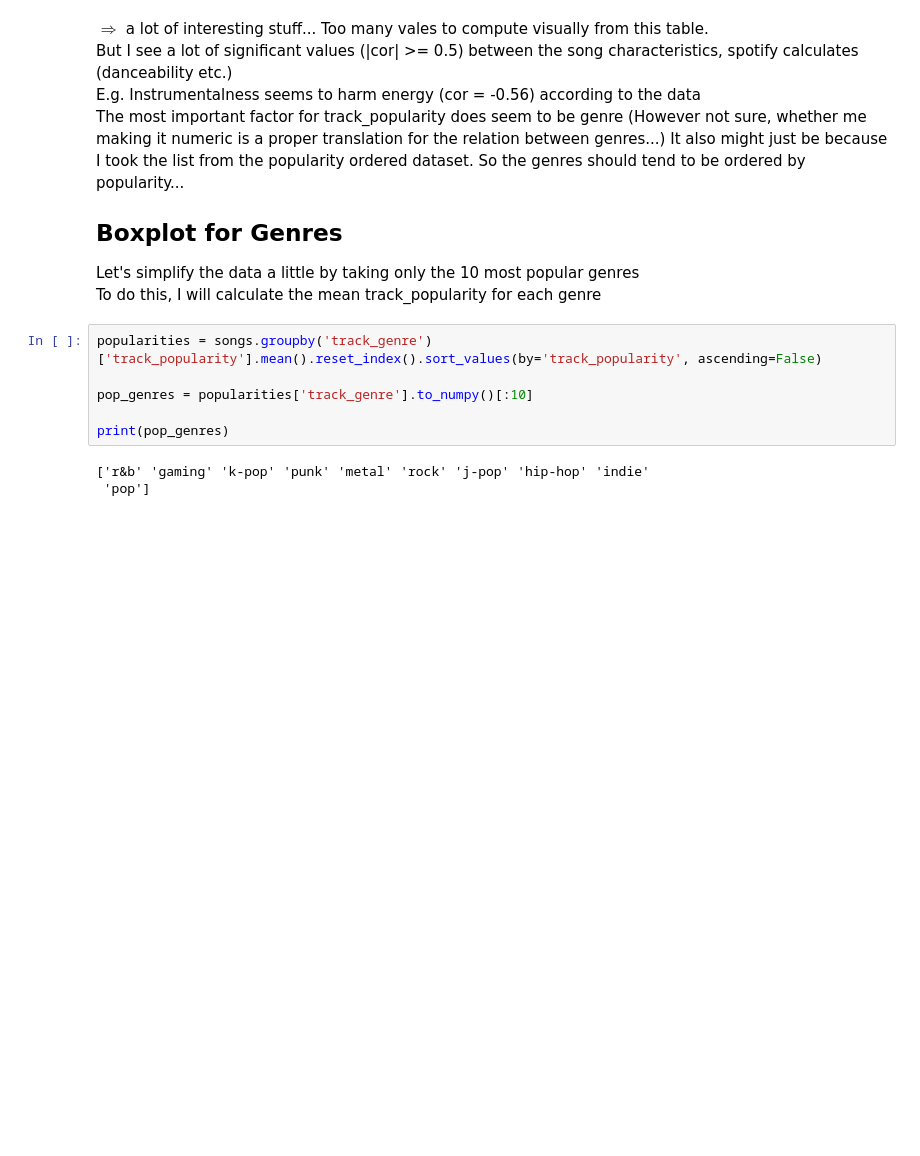
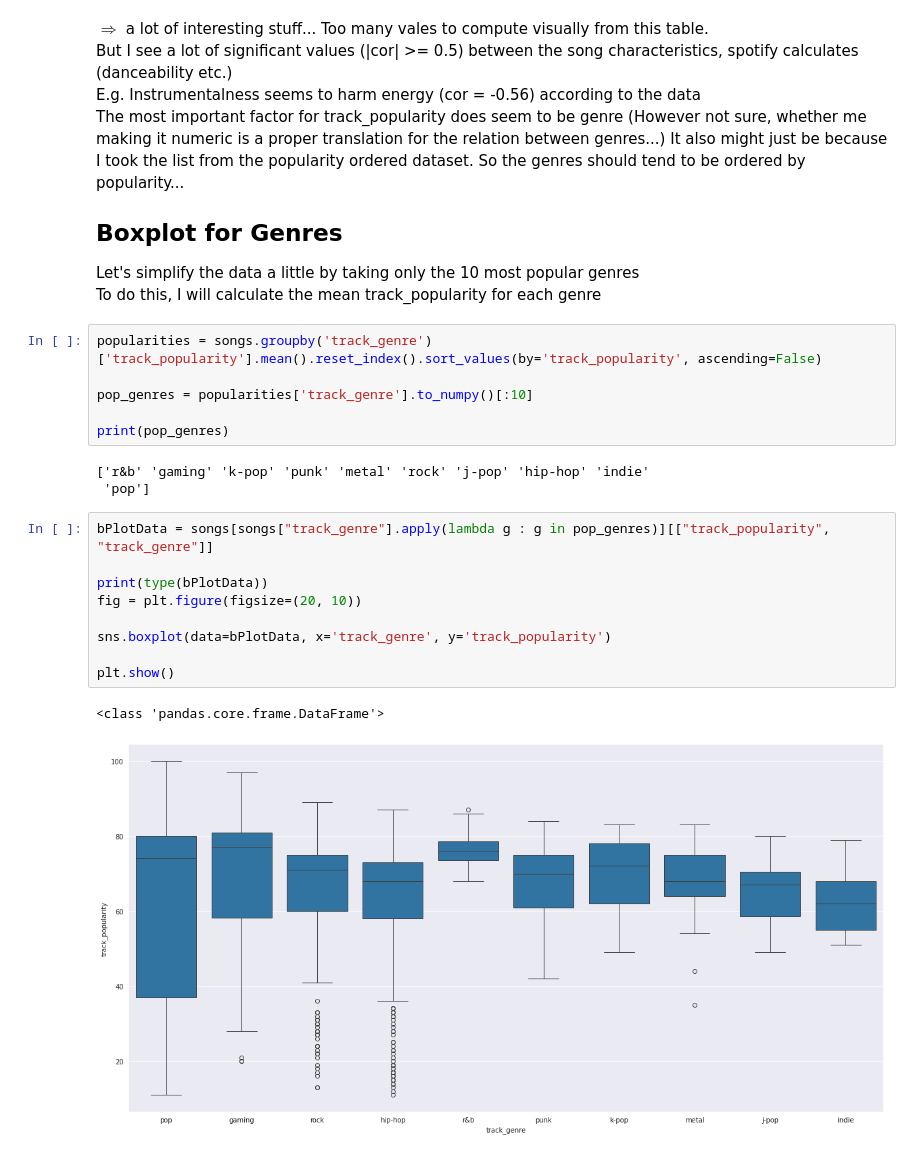
Before and after one commit to Fabian5150/dataViz, a Jupyter notebook: python/notebooks/diary3.ipynb, the cells around one changed output. Cells and saved outputs as stored; diff of their text form; blank space fills up the shorter version.

```diff
--- a/python/notebooks/diary3.ipynb
+++ b/python/notebooks/diary3.ipynb
@@ -318,3 +319,15 @@ print(pop_genres)
 # %% [output]
 ['r&b' 'gaming' 'k-pop' 'punk' 'metal' 'rock' 'j-pop' 'hip-hop' 'indie'
  'pop']
+# %%
+bPlotData = songs[songs["track_genre"].apply(lambda g : g in pop_genres)][["track_popularity", "track_genre"]]
+
+print(type(bPlotData))
+fig = plt.figure(figsize=(20, 10))
+
+sns.boxplot(data=bPlotData, x='track_genre', y='track_popularity')
+
+plt.show()
+# %% [output]
+<class 'pandas.core.frame.DataFrame'>
+[figure, added]
```
Also changed, not shown: parts of 3 cells of this notebook.
